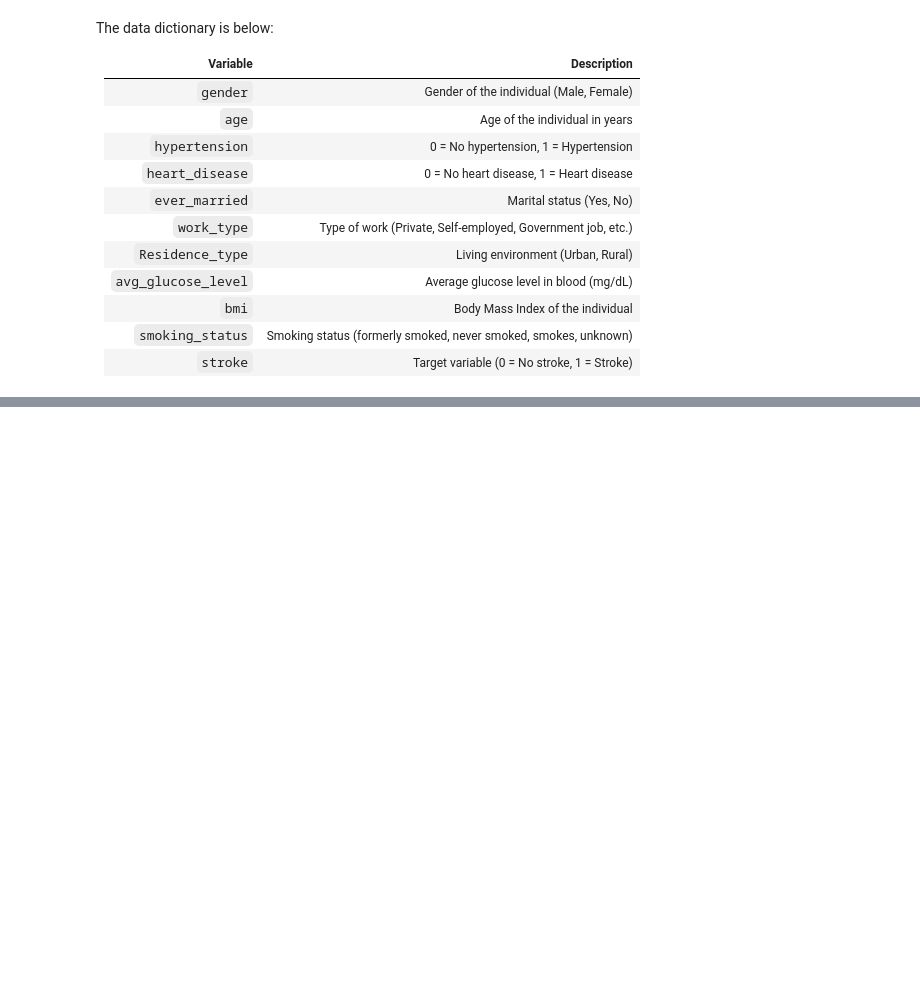
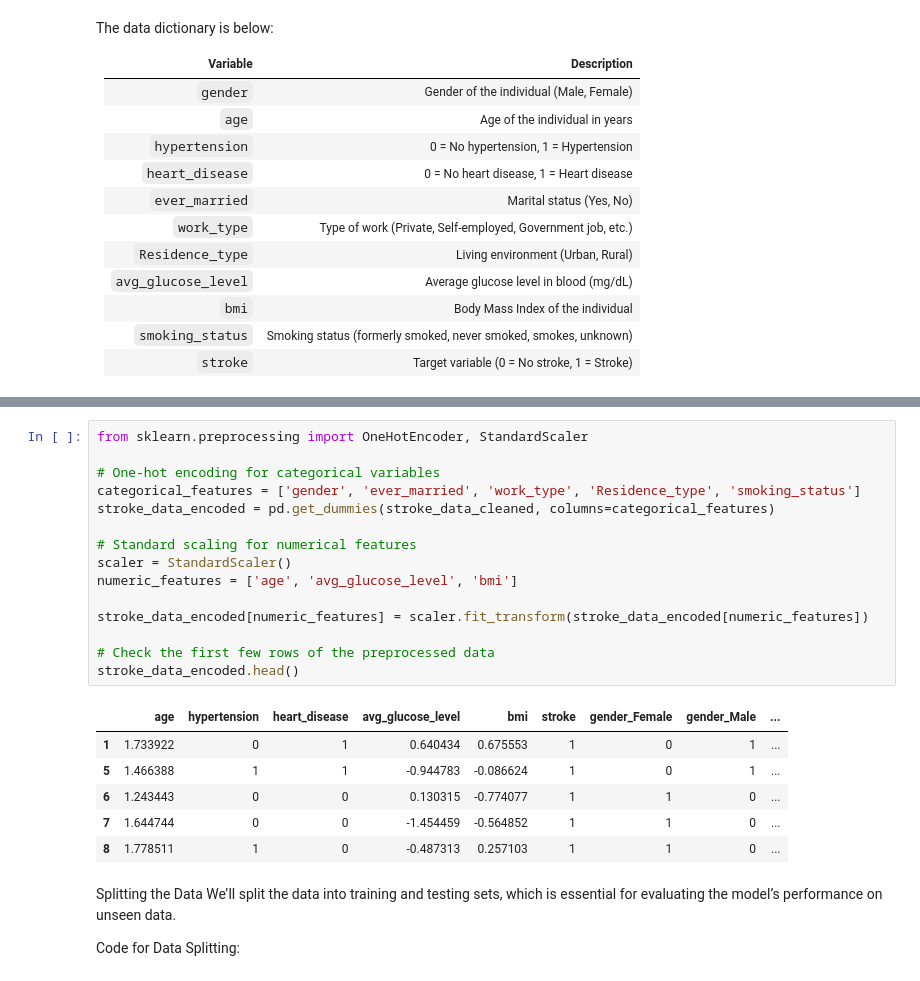
Before and after one commit to shashwatsinghds/BrainStrokeAnalysis, a Jupyter notebook: BrainStrokeAnalysis.ipynb, the cells around one changed output, grey strips where cells are left out. Cells and saved outputs as stored; diff of their text form; blank space fills up the shorter version.

```diff
--- a/BrainStrokeAnalysis.ipynb
+++ b/BrainStrokeAnalysis.ipynb
@@ -32,0 +159,27 @@ The data dictionary is below:
+# %%
+from sklearn.preprocessing import OneHotEncoder, StandardScaler
+
+# One-hot encoding for categorical variables
+categorical_features = ['gender', 'ever_married', 'work_type', 'Residence_type', 'smoking_status']
+stroke_data_encoded = pd.get_dummies(stroke_data_cleaned, columns=categorical_features)
+
+# Standard scaling for numerical features
+scaler = StandardScaler()
+numeric_features = ['age', 'avg_glucose_level', 'bmi']
+
+stroke_data_encoded[numeric_features] = scaler.fit_transform(stroke_data_encoded[numeric_features])
+
+# Check the first few rows of the preprocessed data
+stroke_data_encoded.head()
+# %% [output]
+|  | age | hypertension | heart_disease | avg_glucose_level | bmi | stroke | gender_Female | gender_Male | ... |
+| 1 | 1.733922 | 0 | 1 | 0.640434 | 0.675553 | 1 | 0 | 1 | ... |
+| 5 | 1.466388 | 1 | 1 | -0.944783 | -0.086624 | 1 | 0 | 1 | ... |
+| 6 | 1.243443 | 0 | 0 | 0.130315 | -0.774077 | 1 | 1 | 0 | ... |
+| 7 | 1.644744 | 0 | 0 | -1.454459 | -0.564852 | 1 | 1 | 0 | ... |
+| 8 | 1.778511 | 1 | 0 | -0.487313 | 0.257103 | 1 | 1 | 0 | ... |
+# %% [markdown]
+Splitting the Data
+We’ll split the data into training and testing sets, which is essential for evaluating the model’s performance on unseen data.
+
+Code for Data Splitting:
```
Also changed, not shown: parts of 23 cells of this notebook.
